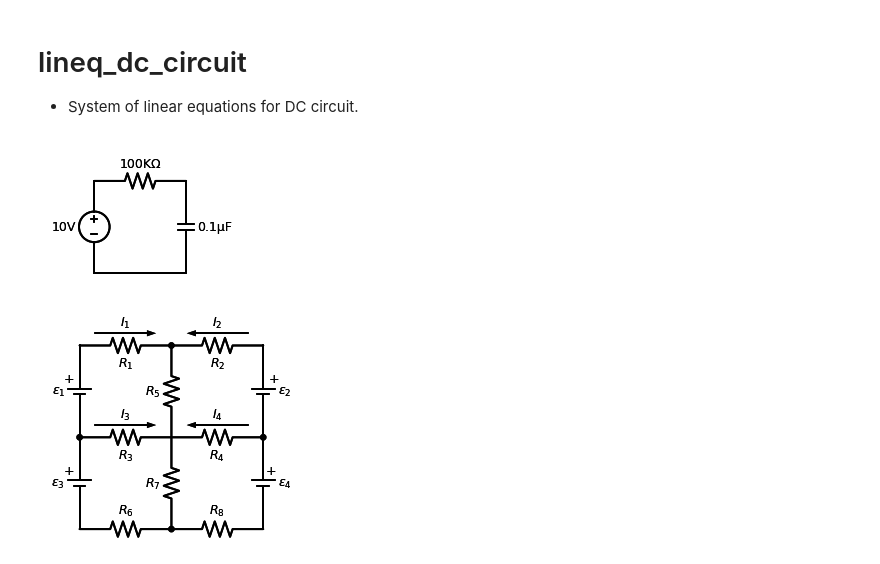
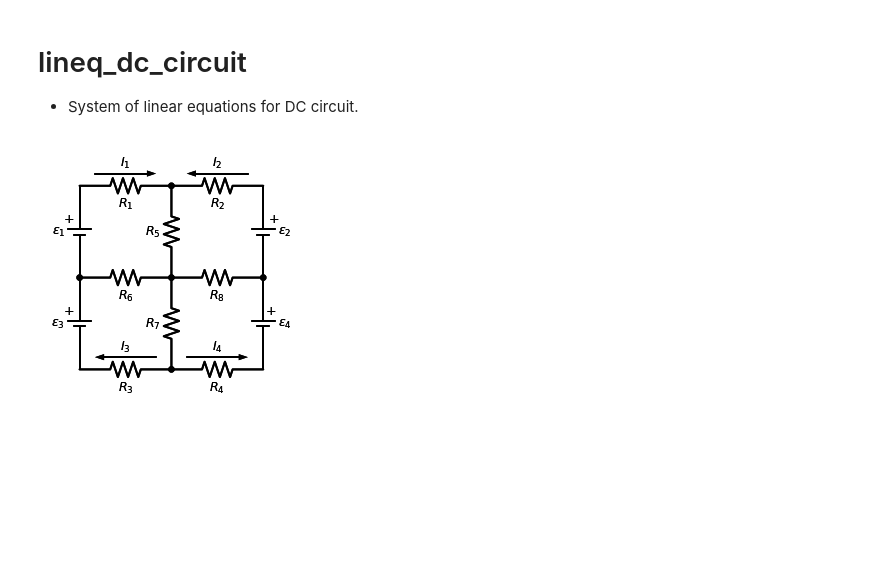
Before and after one commit to dudung/py-jupyter-nb, a Jupyter notebook: src/stepin/exercises/05/lineq_dc_circuit.ipynb, the cells around one changed output. Drawn from its saved outputs; the diff is of its cells as text; code cells hidden in the pictures; blank space fills up the shorter version.

```diff
--- a/src/stepin/exercises/05/lineq_dc_circuit.ipynb
+++ b/src/stepin/exercises/05/lineq_dc_circuit.ipynb
@@ -1,44 +1,34 @@
 # %% [markdown]
 # lineq_dc_circuit
 + System of linear equations for DC circuit.
-# %%
-import schemdraw
-import schemdraw.elements as elm
-with schemdraw.Drawing(file='schematic.svg') as d:
-    d += elm.Resistor().label('100KΩ')
-    d += elm.Capacitor().down().label('0.1μF', loc='bottom')
-    d += elm.Line().left()
-    d += elm.Ground()
-    d += elm.SourceV().up().label('10V')
-# %% [output]
-[figure, removed]
 # %%
 import schemdraw
 import schemdraw.elements as elm
 with schemdraw.Drawing(file='schematic.svg') as d:
     d += (R2 := elm.Resistor().label('$R_2$', loc='bottom'))
     d += elm.BatteryCell().down().label('$\epsilon_2$', loc='bottom').label("+", ofst=(-0.4, 0.9))
     d += elm.Resistor().left().label('$R_8$', loc='bottom')
     d += elm.Resistor().up().label('$R_5$')
     d += elm.Dot()
     d += (R1 := elm.Resistor().left().label('$R_1$', loc='bottom'))
     d += elm.BatteryCell().down().label('$\epsilon_1$', loc='top').label("+", ofst=(-0.4, 0.2))
     d += elm.Dot()
     d.push()
     d += elm.Resistor().right().label('$R_6$', loc='bottom')
     d.pop()
     d += elm.BatteryCell().down().label('$\epsilon_3$', loc='top').label("+", ofst=(-0.4, 0.2))
-    d += (R3 := elm.Resistor().right().label('$R_3$', loc='top'))
+    d += (R3 := elm.Resistor().right().label('$R_3$', loc='bottom'))
     d += elm.Dot()
     d.push()
-    d += (R4 := elm.Resistor().right().label('$R_4$', loc='top')
+    d += (R4 := elm.Resistor().right().label('$R_4$', loc='bottom'))
     d += elm.BatteryCell().up().reverse().label('$\epsilon_4$', loc='bottom').label("+", ofst=(0.4, -0.8))
     d += elm.Dot()
     d.pop()
     d += elm.Resistor().up().label('$R_7$', loc='top')
+    d += elm.Dot()
     d += elm.CurrentLabel().at(R1).label('$I_1$')
     d += elm.CurrentLabel().reverse().at(R2).label('$I_2$')
-    d += elm.CurrentLabel().at(R3).label('$I_3$')
-    d += elm.CurrentLabel().reverse().at(R4).label('$I_4$')
+    d += elm.CurrentLabel().reverse().at(R3).label('$I_3$')
+    d += elm.CurrentLabel().at(R4).label('$I_4$')
 # %% [output]
-[figure, old version]
+[figure, new version]
```
Also changed, not shown: 1 other file.
